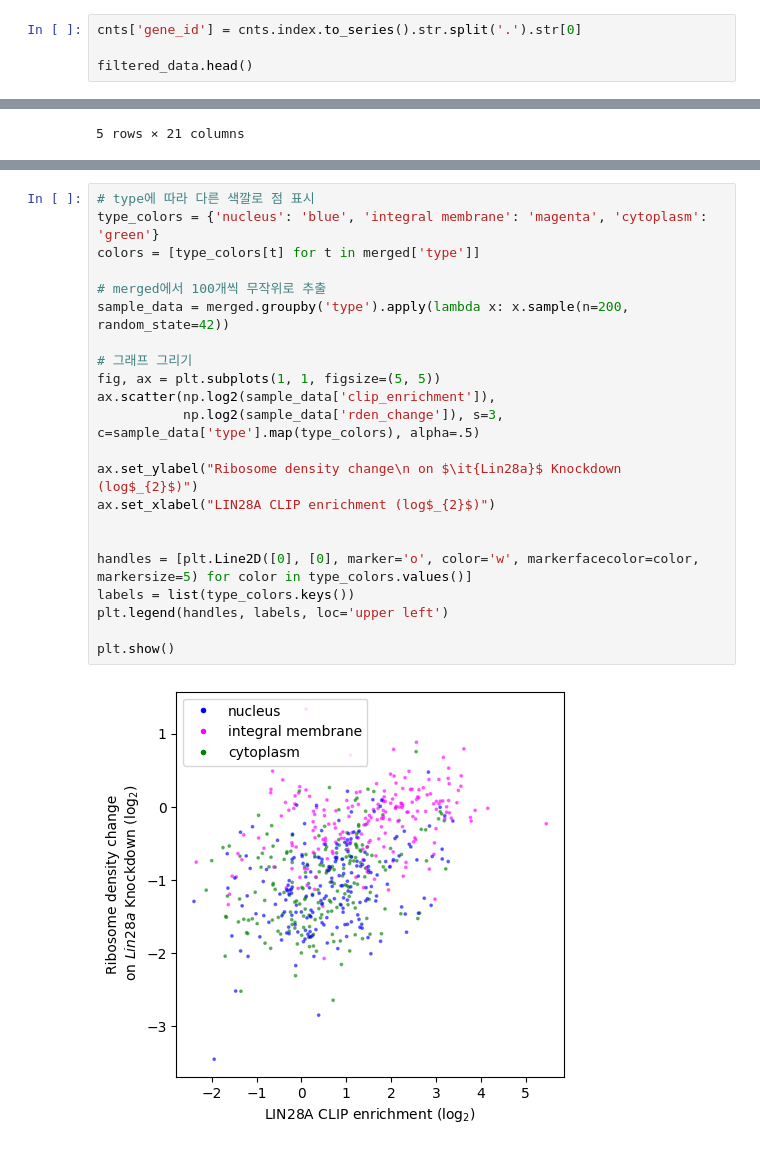
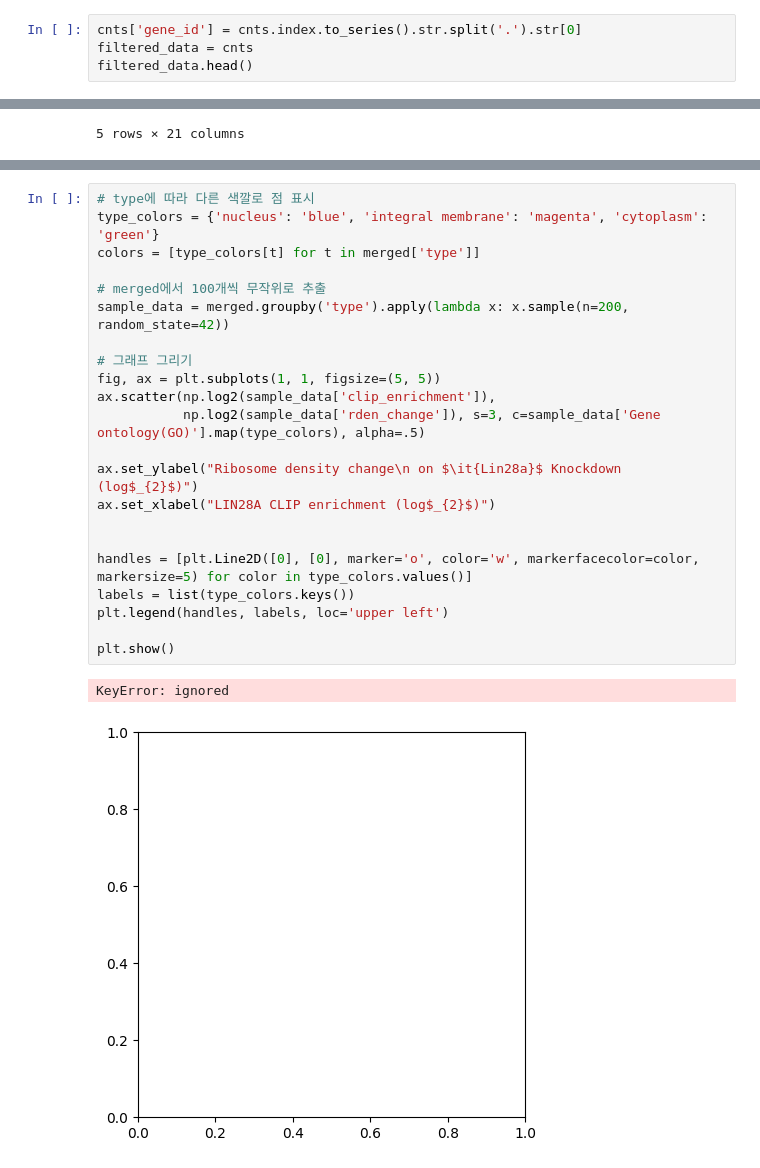
Before and after one commit to JungseoChoi/CJSbioinformatics, a Jupyter notebook: bioinformatics_project.ipynb, the cells around one changed output, grey strips where cells are left out. Cells and saved outputs as stored; diff of their text form.

```diff
--- a/bioinformatics_project.ipynb
+++ b/bioinformatics_project.ipynb
@@ -178,4 +169,4 @@ mouselocal.tail()
 # %%
 cnts['gene_id'] = cnts.index.to_series().str.split('.').str[0]
-
+filtered_data = cnts
 filtered_data.head()
@@ -277,24 +274,25 @@ subsets.tail()
 # %%
 # type에 따라 다른 색깔로 점 표시
 type_colors = {'nucleus': 'blue', 'integral membrane': 'magenta', 'cytoplasm': 'green'}
 colors = [type_colors[t] for t in merged['type']]
 
 # merged에서 100개씩 무작위로 추출
 sample_data = merged.groupby('type').apply(lambda x: x.sample(n=200, random_state=42))
 
 # 그래프 그리기
 fig, ax = plt.subplots(1, 1, figsize=(5, 5))
 ax.scatter(np.log2(sample_data['clip_enrichment']),
-           np.log2(sample_data['rden_change']), s=3, c=sample_data['type'].map(type_colors), alpha=.5)
+           np.log2(sample_data['rden_change']), s=3, c=sample_data['Gene ontology(GO)'].map(type_colors), alpha=.5)
 
 ax.set_ylabel("Ribosome density change\n on $\it{Lin28a}$ Knockdown (log$_{2}$)")
 ax.set_xlabel("LIN28A CLIP enrichment (log$_{2}$)")
 
 
 handles = [plt.Line2D([0], [0], marker='o', color='w', markerfacecolor=color, markersize=5) for color in type_colors.values()]
 labels = list(type_colors.keys())
 plt.legend(handles, labels, loc='upper left')
 
 plt.show()
 # %% [output]
+KeyError: ignored
-[figure, old version]
+[figure, new version]
```
Also changed, not shown: parts of 13 cells of this notebook.
